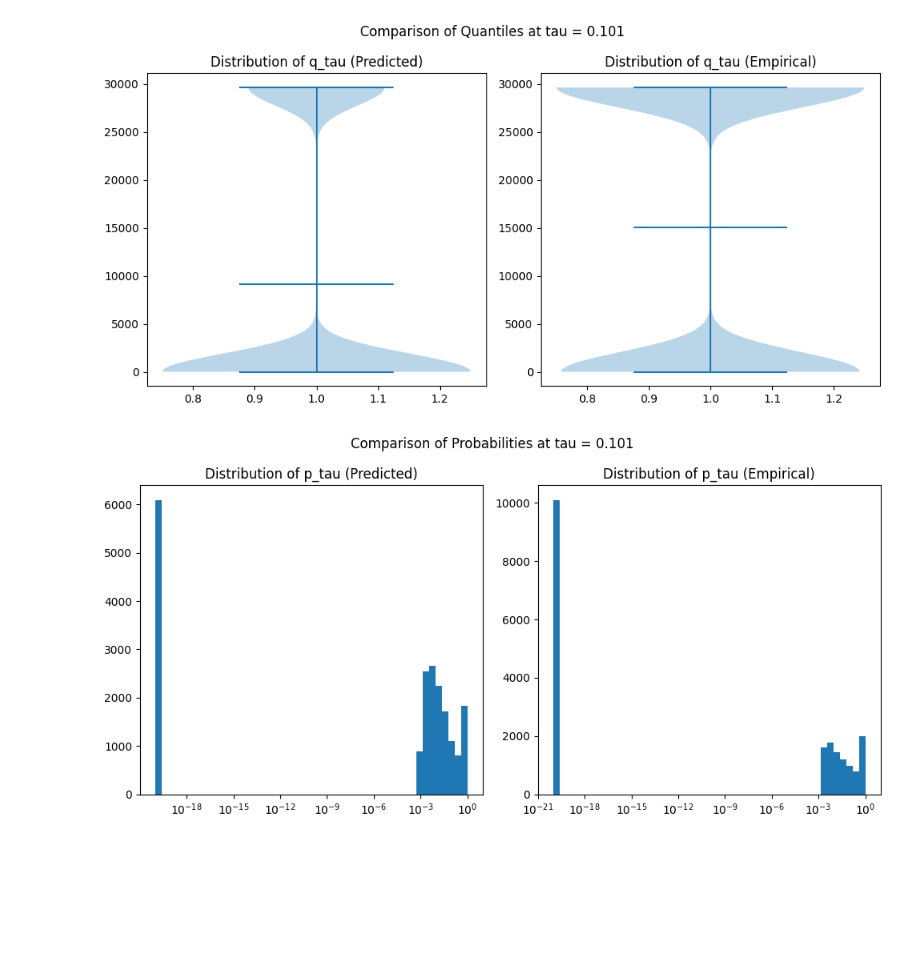
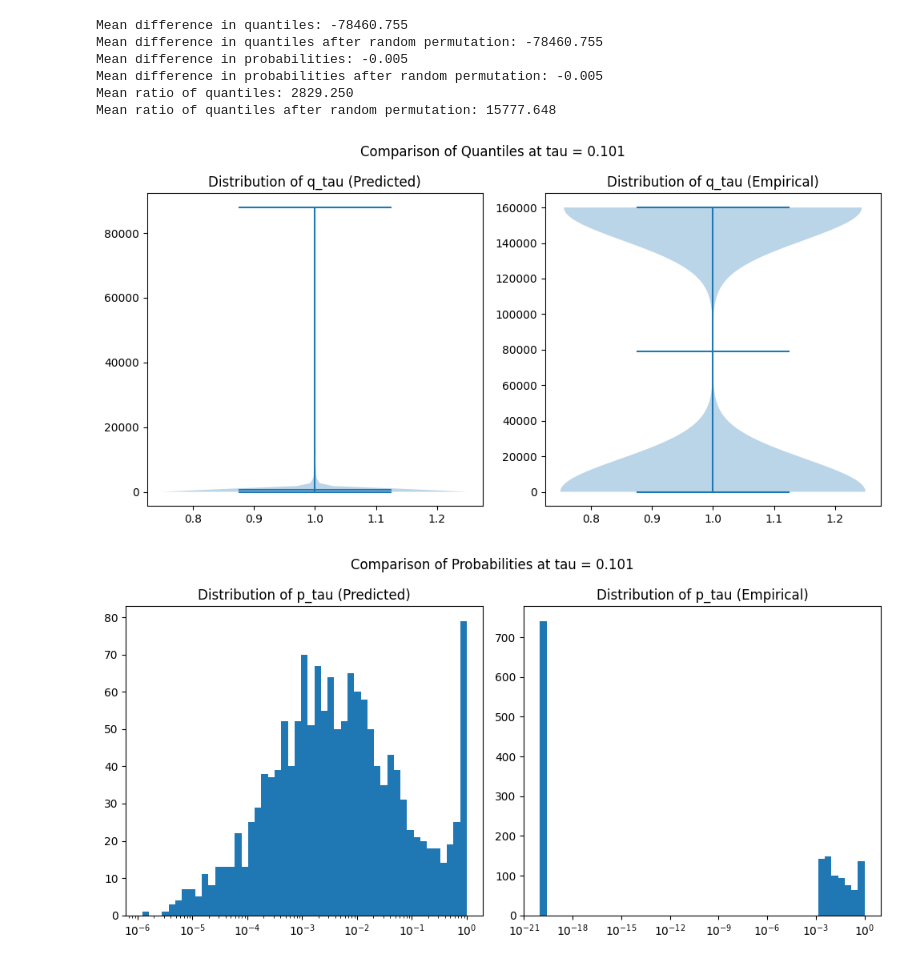
Before and after one commit to giladfrid009/llm-survival, a Jupyter notebook: real_data_conformal.ipynb, the cells around one changed output. Saved outputs shown, nothing was run; the diff lists cells and outputs as text; code cells hidden in the pictures; blank space fills up the shorter version.

```diff
--- a/real_data_conformal.ipynb
+++ b/real_data_conformal.ipynb
@@ -19,11 +19,14 @@ cal_prompts = PromptOnlyDataset("data/rtp_500/split_1_0.5_0.1_0.2_0.2/cal.pkl")
 
 cal_props = PropDataset("data/rtp_500/split_1_0.5_0.1_0.2_0.2/cal.pkl", score_name="toxicity", threshold=0.5)
 
-# cal_prompts.data = cal_prompts.data[-100:]
-# cal_props.data = cal_props.data[-100:]
+cal_prompts.data = cal_prompts.data[-1500:]
+cal_props.data = cal_props.data[-1500:]
 
-# Examine the model weights in the checkpoint before loading
-model = ToxicClassifier.load_from_checkpoint("saved/Prop_rtp_500_ModernBERT_L1/lightning_logs/version_11/checkpoints/epoch=4-step=495.ckpt")
+# Load the model from the checkpoint "saved/Prop_rtp_500_ModernBERT_L1/lightning_logs/version_11/checkpoints/epoch=4-step=495.ckpt"
+model = ToxicClassifier.load_from_checkpoint(
+    "saved/Prop_rtp_500_ModernBERT_L1/lightning_logs/version_11/checkpoints/epoch=4-step=495.ckpt",
+)
+model.eval()
 
 taus = torch.tensor(np.logspace(-3, 0, 200))
 # Get the index closest to 0.1
@@ -31,7 +34,6 @@ idx = (taus - 0.1).abs().argmin()
 model.set_taus(taus)
 model.set_min_p_for_q_tau(1e-20)
 # model.set_threshold_p_for_q_tau(1e-4)
-model.eval()
 
 trainer = pl.Trainer()
 
@@ -39,7 +41,7 @@ trainer = pl.Trainer()
 predict_dataloader = DataLoader(cal_prompts, batch_size=1500, shuffle=False)
 
 # Use the trainer and predict on cal_prompts using the custom DataLoader
-pred = trainer.predict(model, dataloaders=predict_dataloader)
+raw_pred = trainer.predict(model, dataloaders=predict_dataloader)
 # %% [output]
 Some weights of ModernBertForSequenceClassification were not initialized from the model checkpoint at answerdotai/ModernBERT-base and are newly initialized: ['classifier.bias', 'classifier.weight']
 You should probably TRAIN this model on a down-stream task to be able to use it for predictions and inference.
@@ -73,15 +74,28 @@ W0415 10:45:19.664000 429664 site-packages/torch/_dynamo/convert_frame.py:1233]
 # %%
-pred = {"proba": torch.cat([p["proba"] for p in pred], dim=0),}
-if "tau" in model.hparams:
-    pred["tau"] = torch.tensor([p["tau"] for p in pred], dtype=torch.float32)
+pred = {"proba": torch.cat([p["proba"] for p in raw_pred], dim=0),}
+if "tau" in raw_pred[0]:
+    pred["tau"] = torch.stack([p["tau"] for p in raw_pred], dim=0)
 # %%
 from matplotlib import pyplot as plt
 # from scipy.stats.geom import ppf
 import scipy
 
-quant_pred = [scipy.stats.geom.ppf(taus[idx], max(item.item() if item.item() > 1e-3 else 1e-20, 36e-7)) for item in pred['proba']]
+prob_pred = np.array([item.item() for item in pred['proba']])
+quant_pred = scipy.stats.geom.ppf(taus[idx], prob_pred)
+quant_pred[np.isclose(prob_pred, 0)] = 16e4
 
-quant_emp = [scipy.stats.geom.ppf(taus[idx], max(item[1][0], 36e-7)) for item in cal_props]
+prob_emp = np.array([item[1][0] for item in cal_props])
+quant_emp = scipy.stats.geom.ppf(taus[idx], prob_emp)
+quant_emp[np.isclose(prob_emp, 0)] = 16e4
+
+print(f"Mean difference in quantiles: {np.mean(quant_pred - quant_emp):.3f}")
+print(f"Mean difference in quantiles after random permutation: {np.mean(quant_pred - np.random.permutation(quant_emp)):.3f}")
+
+print(f"Mean difference in probabilities: {np.mean(prob_pred - prob_emp):.3f}")
+print(f"Mean difference in probabilities after random permutation: {np.mean(prob_pred - np.random.permutation(prob_emp)):.3f}")
+
+print(f"Mean ratio of quantiles: {np.mean(quant_emp / quant_pred):.3f}")
+print(f"Mean ratio of quantiles after random permutation: {np.mean(np.random.permutation(quant_emp) / quant_pred):.3f}")
 
 # Plot the distributions of quant_pred and quant_emp with a violin plot
 plt.figure(figsize=(10, 5))
@@ -95,37 +109,42 @@ plt.suptitle(f"Comparison of Quantiles at tau = {taus[idx]:.3f}")
 plt.tight_layout()
 plt.show()
 # %% [output]
+Mean difference in quantiles: -78460.755
+Mean difference in quantiles after random permutation: -78460.755
+Mean difference in probabilities: -0.005
+Mean difference in probabilities after random permutation: -0.005
+Mean ratio of quantiles: 2829.250
+Mean ratio of quantiles after random permutation: 15777.648
-[figure, old version]
+[figure, new version]
 # %%
 # Now plot the distribution of the probabilities themselves in log scale in x
 proba_pred = np.array([item.item() for item in pred['proba']])
 proba_pred = np.clip(proba_pred, 1e-20, 1 - 1e-20)  # Avoid log(0) issues
-proba_pred[proba_pred < 1e-3] = 1e-20  # Set small values to a minimum threshold
 proba_emp = np.array([item[1][0] for item in cal_props])
 proba_emp = np.clip(proba_emp, 1e-20, 1 - 1e-20)  # Avoid log(0) issues
 # Create logarithmically spaced bins based on the range of the data
 bins_pred = np.logspace(np.log10(proba_pred.min()), np.log10(proba_pred.max()), 50)
 bins_emp = np.logspace(np.log10(proba_emp.min()), np.log10(proba_emp.max()), 50)
 
 plt.figure(figsize=(10, 5))
 
 # Plot predicted probabilities
 plt.subplot(1, 2, 1)
 plt.hist(proba_pred, bins=bins_pred)
 plt.xscale('log')
 plt.title("Distribution of p_tau (Predicted)")
 
 # Plot empirical probabilities
 plt.subplot(1, 2, 2)
 plt.hist(proba_emp, bins=bins_emp)
 plt.xscale('log')
 plt.title("Distribution of p_tau (Empirical)")
 
 plt.suptitle(f"Comparison of Probabilities at tau = {taus[idx]:.3f}")
 plt.tight_layout()
 plt.show()
 # %% [output]
-[figure, old version]
+[figure, new version]
 # %%
 # Check if the samples for which proba_emp == 0 are seperable from the rest based on a threshold on the predicted probabilities
 # Get the indices of the samples where proba_emp == 0
```
Also changed, not shown: parts of 5 cells of this notebook, 2 other files.
